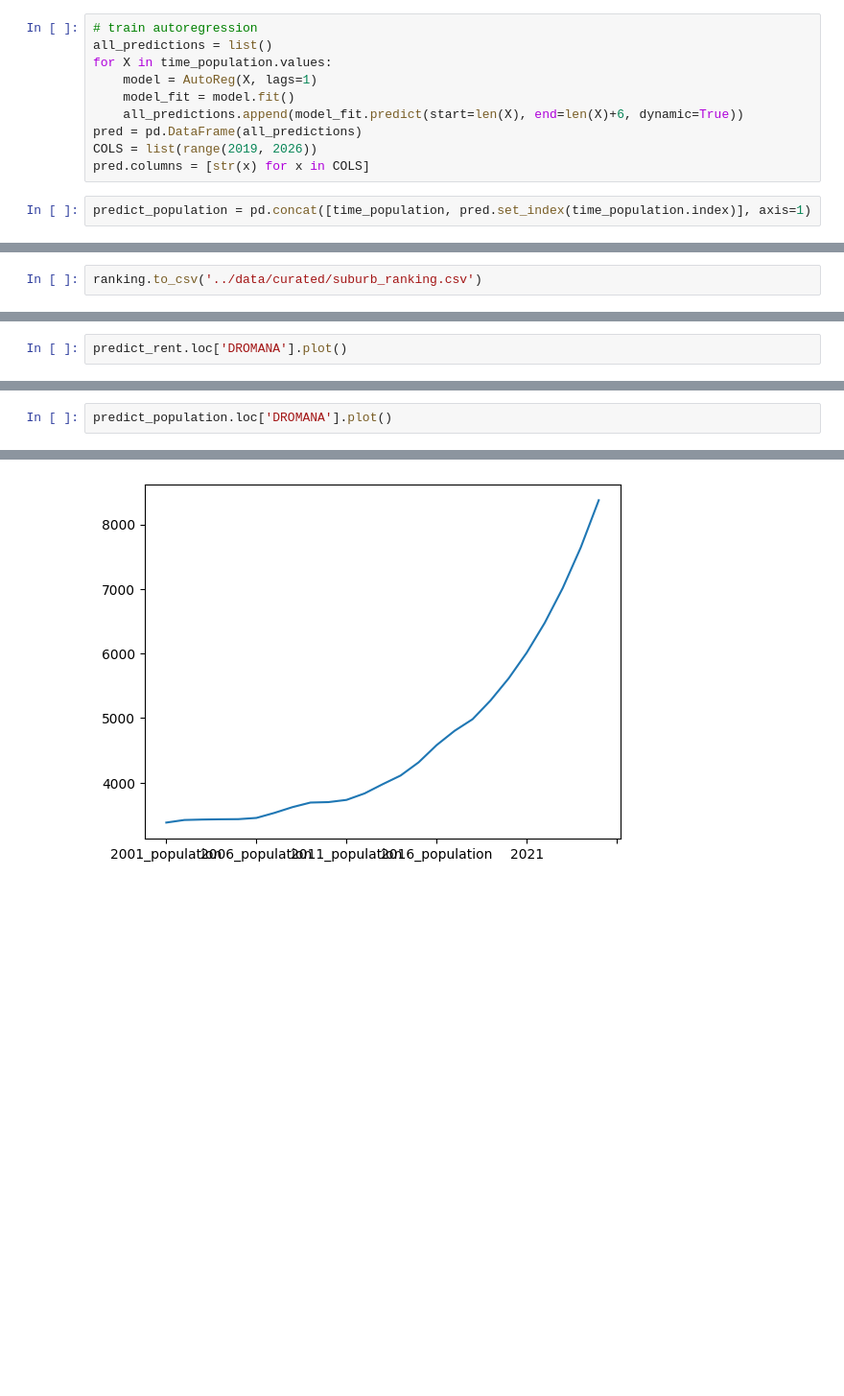
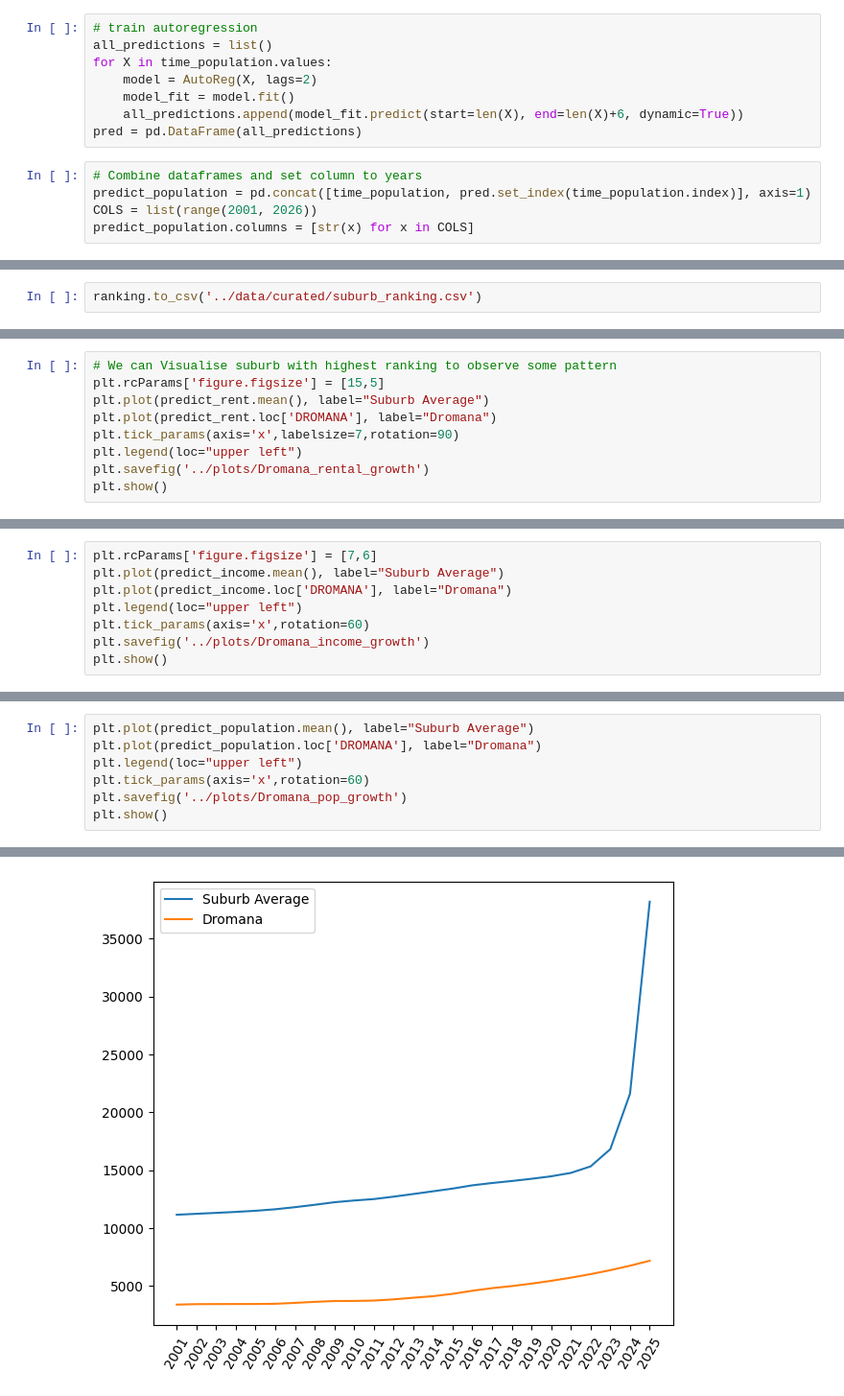
Before and after one commit to MAST30034-Applied-Data-Science/generic-real-estate-consulting-project-group-26, a Jupyter notebook: notebooks/Q2 Predict Growth Rate.ipynb, the cells around one changed output, grey strips where cells are left out. Shown at 96% size. Drawn from its saved outputs; the diff is of its cells as text; blank space fills up the shorter version.

```diff
--- a/notebooks/Q2 Predict Growth Rate.ipynb
+++ b/notebooks/Q2 Predict Growth Rate.ipynb
@@ -161,14 +211,15 @@ growth_rate_inc_sorted
 # train autoregression
 all_predictions = list()
 for X in time_population.values:
-    model = AutoReg(X, lags=1)
+    model = AutoReg(X, lags=2)
     model_fit = model.fit()
     all_predictions.append(model_fit.predict(start=len(X), end=len(X)+6, dynamic=True))
 pred = pd.DataFrame(all_predictions)
-COLS = list(range(2019, 2026))
-pred.columns = [str(x) for x in COLS]
 # %%
+# Combine dataframes and set column to years
 predict_population = pd.concat([time_population, pred.set_index(time_population.index)], axis=1)
+COLS = list(range(2001, 2026))
+predict_population.columns = [str(x) for x in COLS]
 # %%
 predict_population
 # %% [output]
@@ -277,3 +334,10 @@ predict_income.loc['DROMANA'].plot()
 # %%
-predict_rent.loc['DROMANA'].plot()
+# We can Visualise suburb with highest ranking to observe some pattern
+plt.rcParams['figure.figsize'] = [15,5]
+plt.plot(predict_rent.mean(), label="Suburb Average")
+plt.plot(predict_rent.loc['DROMANA'], label="Dromana")
+plt.tick_params(axis='x',labelsize=7,rotation=90)
+plt.legend(loc="upper left")
+plt.savefig('../plots/Dromana_rental_growth')
+plt.show()
 # %% [output]
@@ -281,0 +345,8 @@ predict_rent.loc['DROMANA'].plot()
+# %%
+plt.rcParams['figure.figsize'] = [7,6]
+plt.plot(predict_income.mean(), label="Suburb Average")
+plt.plot(predict_income.loc['DROMANA'], label="Dromana")
+plt.legend(loc="upper left")
+plt.tick_params(axis='x',rotation=60)
+plt.savefig('../plots/Dromana_income_growth')
+plt.show()
@@ -282,3 +355,8 @@ predict_rent.loc['DROMANA'].plot()
 # %%
-predict_population.loc['DROMANA'].plot()
+plt.plot(predict_population.mean(), label="Suburb Average")
+plt.plot(predict_population.loc['DROMANA'], label="Dromana")
+plt.legend(loc="upper left")
+plt.tick_params(axis='x',rotation=60)
+plt.savefig('../plots/Dromana_pop_growth')
+plt.show()
 # %% [output]
@@ -286 +363 @@ predict_population.loc['DROMANA'].plot()
-[figure, old version]
+[figure, new version]
```
Also changed, not shown: parts of 37 cells of this notebook, 4 other files.
